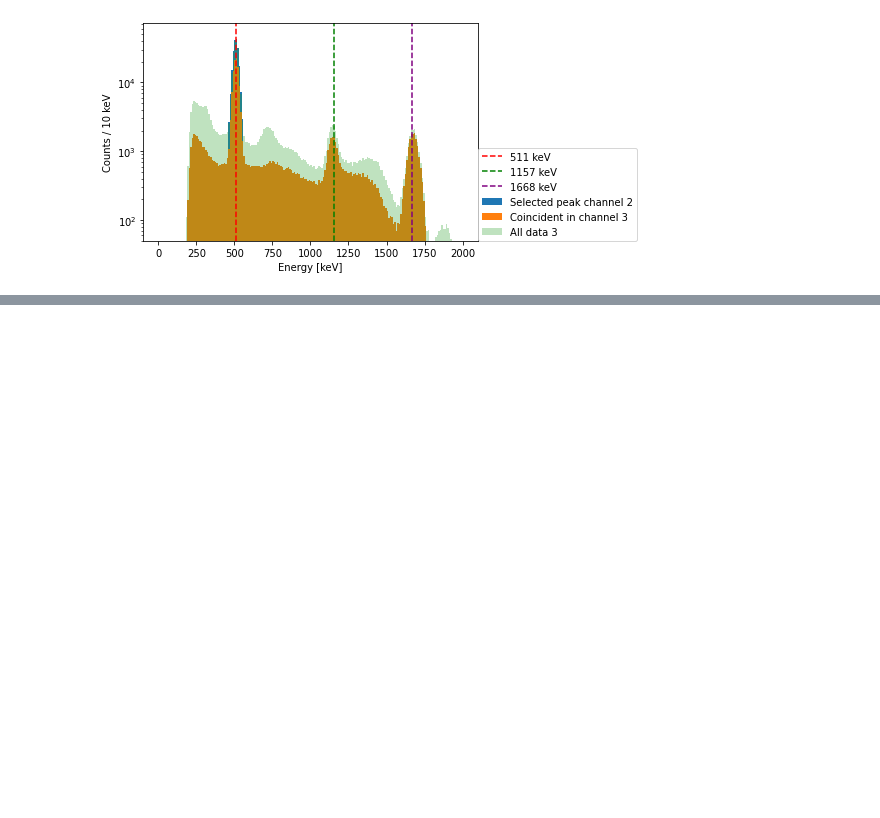
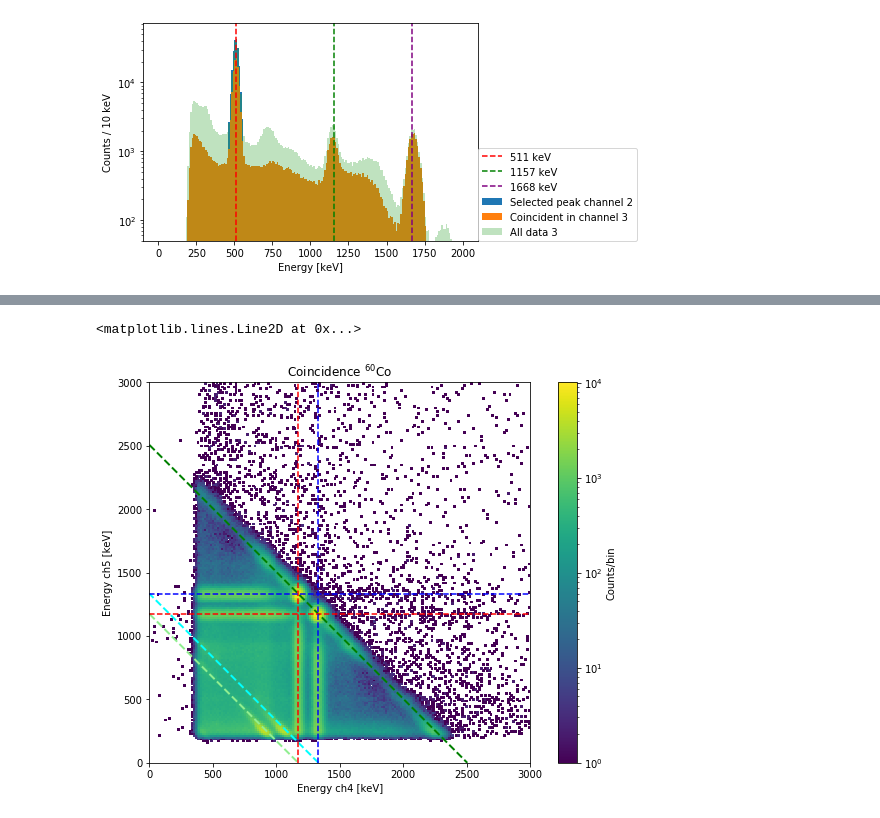
Before and after one commit to JoranAngevaare/RP2020, a Jupyter notebook: 01_coincidence_measurements/3. open_raw_root_and_ti44.ipynb, the cells around one changed output, grey strips where cells are left out. Saved outputs shown, nothing was run; the diff lists cells and outputs as text; code cells hidden in the pictures; blank space fills up the shorter version.

```diff
--- a/01_coincidence_measurements/3. open_raw_root_and_ti44.ipynb
+++ b/01_coincidence_measurements/3. open_raw_root_and_ti44.ipynb
@@ -217,0 +408,2 @@ plt.ylim(ymin=50);
+# %%
+save_dir = f'../data/co60'
@@ -217,0 +433,9 @@ plt.ylim(ymin=50);
+# %%
+# Let's make one giant array of pandas dataframes. We will combine them in a second
+combined = []
+for f in tqdm.tqdm(os.listdir(save_dir)):
+    path = os.path.join(save_dir, f)
+    combined.append(pd.read_csv(path))
+# %%
+%%time
+combined_co60 = pd.concat(combined)
@@ -217,0 +461,4 @@ plt.ylim(ymin=50);
+# %%
+%%time
+# Notice that we do have to check the time ordering as the csv-files are loaded in a random order
+matched_co60 = easy_coincidence_matching(combined_co60, source='Co60', check_time_order = True)
@@ -217,0 +470,23 @@ plt.ylim(ymin=50);
+# %%
+plt.figure(figsize=(10,7))
+plt.hist2d(
+    matched_co60['e_ch4'],
+    matched_co60['e_ch5'],
+    bins = 200,
+    norm=LogNorm(),
+    range=[[0,3000],[0,3000]]);
+plt.plot([1332.5,0], [0,1332.5], linestyle = '--', linewidth = 2, c = 'cyan')
+plt.plot([0,1173.2], [1173.2,0], linestyle = '--', linewidth = 2, c = 'lightgreen')
+plt.plot([0,1173.2+1332.5], [1173.2+1332.5,0], linestyle = '--', linewidth = 2, c = 'green')
+plt.gca().set_aspect(1)
+plt.colorbar(label='Counts/bin')
+plt.xlabel('Energy ch4 [keV]')
+plt.ylabel('Energy ch5 [keV]')
+plt.title('Coincidence ${}^{60}$Co');
+plt.axvline(1173.2, c = 'r', linestyle = '--')
+plt.axhline(1173.2, c = 'r', linestyle = '--')
+plt.axvline(1332.5, c = 'b', linestyle = '--')
+plt.axhline(1332.5, c = 'b', linestyle = '--')
+# %% [output]
+<matplotlib.lines.Line2D at 0x...>
+[figure, added]
```
Also changed, not shown: parts of 29 cells of this notebook, 1 other file.
